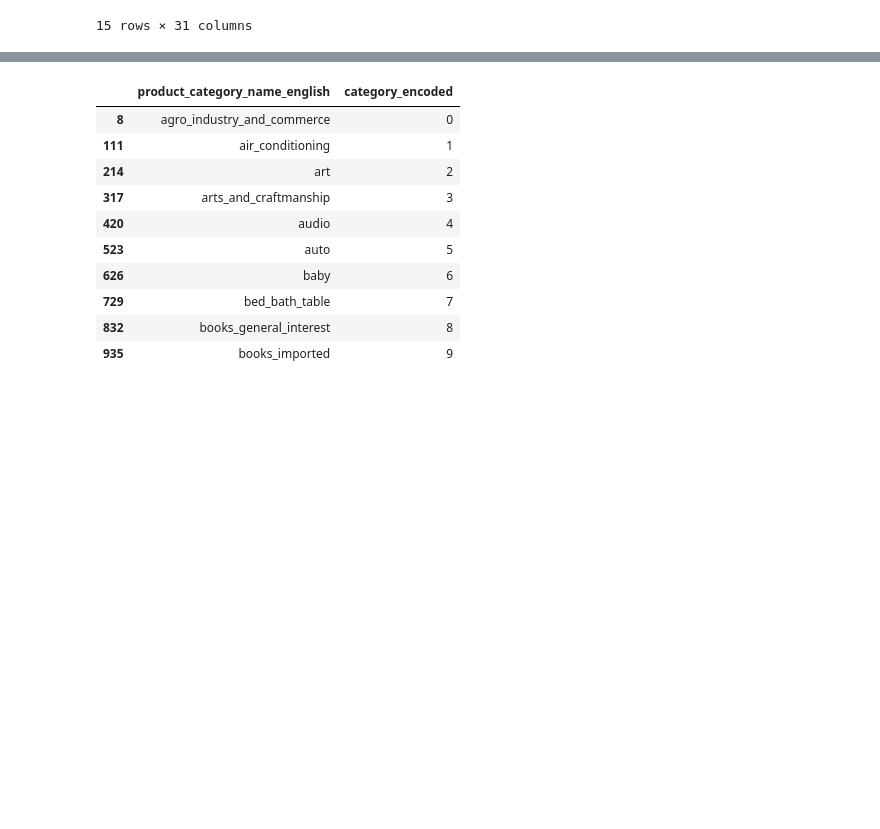
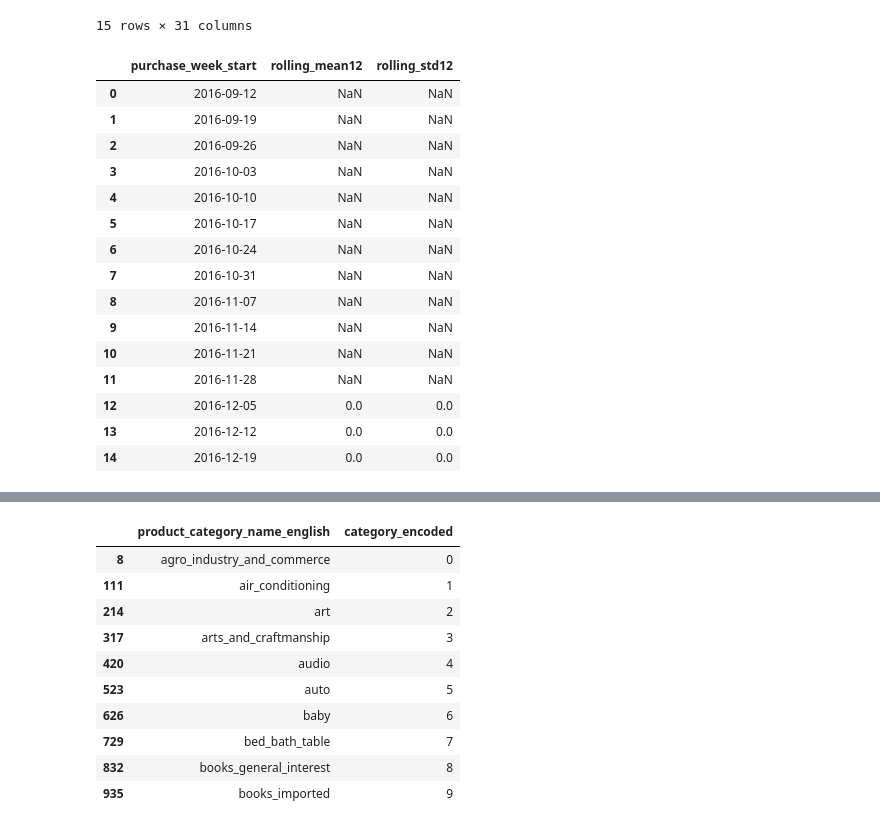
Before and after one commit to infoshareacademy/jdszr23-grupa-3, a Jupyter notebook: projekt_grupowy/ariel.ipynb, the cells around one changed output, grey strips where cells are left out. Cells and saved outputs as stored; diff of their text form; code cells hidden in the pictures; blank space fills up the shorter version.

```diff
--- a/projekt_grupowy/ariel.ipynb
+++ b/projekt_grupowy/ariel.ipynb
@@ -1201,3 +1276,36 @@ weekly_full.head(15)
 | 13 | agro_industry_and_commerce | 2016-12-12 | 0.0 | 0.0 | 0.0 | 0.0 | 0.0 | ... |
 | 14 | agro_industry_and_commerce | 2016-12-19 | 0.0 | 0.0 | 0.0 | 0.0 | 0.0 | ... |
 15 rows × 31 columns
+# %%
+# dodane z pliku Kacpra
+
+# rolling_mean12 i rolling_std12
+weekly_full['rolling_mean12'] = (
+    weekly_full
+    .groupby('product_category_name_english')['units_sold']
+    .transform(lambda x: x.shift(1).rolling(12).mean())
+)
+weekly_full['rolling_std12'] = (
+    weekly_full
+    .groupby('product_category_name_english')['units_sold']
+    .transform(lambda x: x.shift(1).rolling(12).std())
+)
+
+weekly_full[['purchase_week_start','rolling_mean12','rolling_std12']].head(15)
+# %% [output]
+|  | purchase_week_start | rolling_mean12 | rolling_std12 |
+| 0 | 2016-09-12 | NaN | NaN |
+| 1 | 2016-09-19 | NaN | NaN |
+| 2 | 2016-09-26 | NaN | NaN |
+| 3 | 2016-10-03 | NaN | NaN |
+| 4 | 2016-10-10 | NaN | NaN |
+| 5 | 2016-10-17 | NaN | NaN |
+| 6 | 2016-10-24 | NaN | NaN |
+| 7 | 2016-10-31 | NaN | NaN |
+| 8 | 2016-11-07 | NaN | NaN |
+| 9 | 2016-11-14 | NaN | NaN |
+| 10 | 2016-11-21 | NaN | NaN |
+| 11 | 2016-11-28 | NaN | NaN |
+| 12 | 2016-12-05 | 0.0 | 0.0 |
+| 13 | 2016-12-12 | 0.0 | 0.0 |
+| 14 | 2016-12-19 | 0.0 | 0.0 |
```
Also changed, not shown: parts of 145 cells of this notebook, 5 other files.
